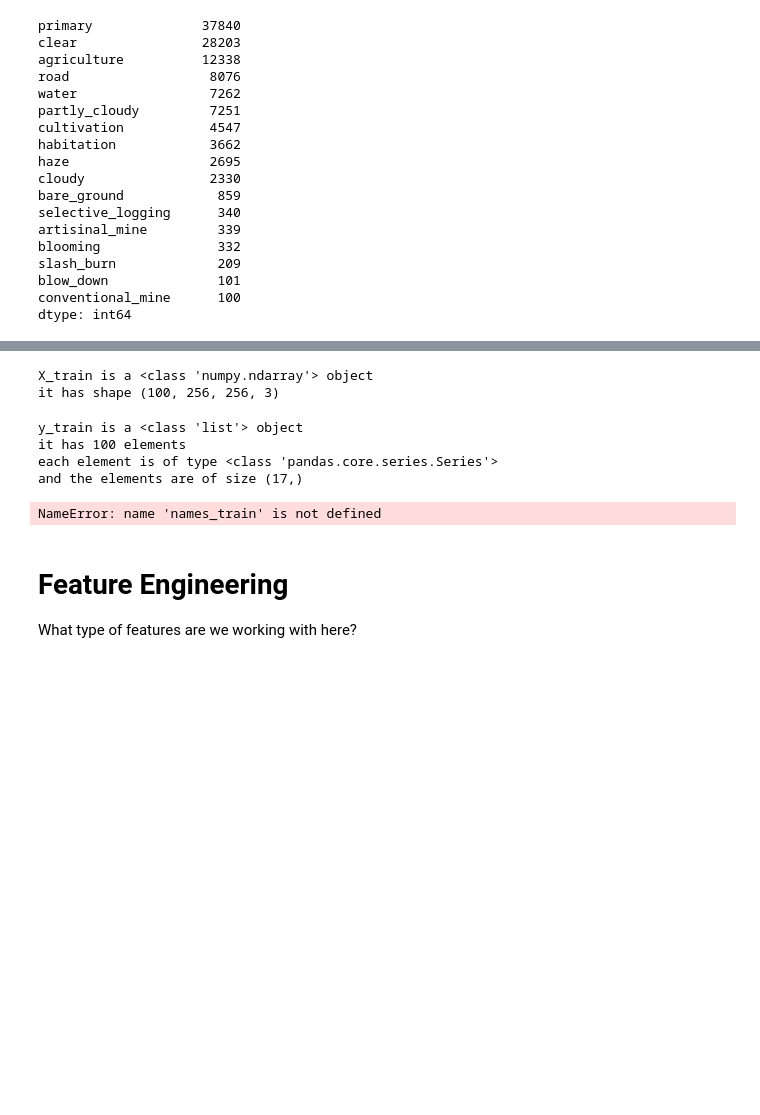
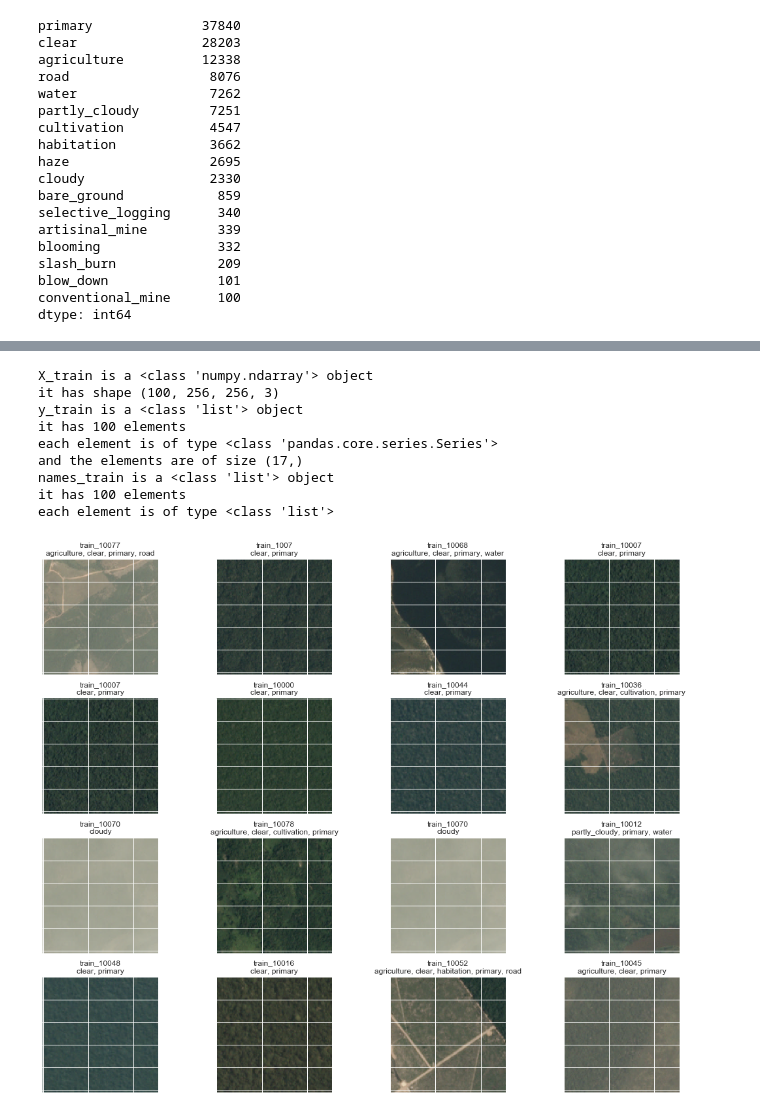
Before and after one commit to alineberry/kaggle_UnderstandingAmazonFromSpace, a Jupyter notebook: develop/claire-lab-notebook.ipynb, the cells around one changed output, grey strips where cells are left out. Cells and saved outputs as stored; diff of their text form; code cells hidden in the pictures; blank space fills up the shorter version.

```diff
--- a/develop/claire-lab-notebook.ipynb
+++ b/develop/claire-lab-notebook.ipynb
@@ -70,22 +69,22 @@ dtype: int64
 # 100 files, images are 256x256 pixels, with a channel dimension size 3 = RGB
 print('X_train is a {} object'.format(type(X_train)))
 print('it has shape {}'.format(X_train.shape))
+
+print('y_train is a {} object'.format(type(y_train)))
+print('it has {} elements'.format(len(y_train)))
+print('each element is of type {}'.format(type(y_train[0])))
+print('and the elements are of size {}'.format(y_train[0].shape))
+
+print('names_train is a {} object'.format(type(names_train)))
+print('it has {} elements'.format(len(names_train)))
+print('each element is of type {}'.format(type(names_train)))
 # %% [output]
 X_train is a <class 'numpy.ndarray'> object
 it has shape (100, 256, 256, 3)
+y_train is a <class 'list'> object
+it has 100 elements
+each element is of type <class 'pandas.core.series.Series'>
+and the elements are of size (17,)
+names_train is a <class 'list'> object
+it has 100 elements
+each element is of type <class 'list'>
-# %%
-print('y_train is a {} object'.format(type(y_train)))
-print('it has {} elements'.format(len(y_train)))
-print('each element is of type {}'.format(type(y_train[0])))
-print('and the elements are of size {}'.format(y_train[0].shape))
-# %% [output]
-y_train is a <class 'list'> object
-it has 100 elements
-each element is of type <class 'pandas.core.series.Series'>
-and the elements are of size (17,)
-# %%
-print('names_train is a {} object'.format(type(names_train)))
-print('it has {} elements'.format(len(names_train)))
-print('each element is of type {}'.format(type(names_train)))
-# %% [output]
-NameError: name 'names_train' is not defined
@@ -94,3 +91,4 @@ plot_samples(4,4)
-# %% [markdown]
-# Feature Engineering
-What type of features are we working with here?
+# %%
+kam.plot_samples(X_train, names_train, tagged_df, nrow=4, ncol=4)
+# %% [output]
+[figure, added]
```
Also changed, not shown: parts of 9 cells of this notebook, 2 other files.
